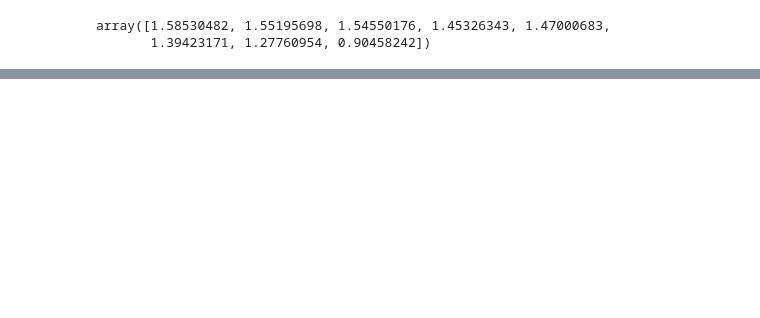
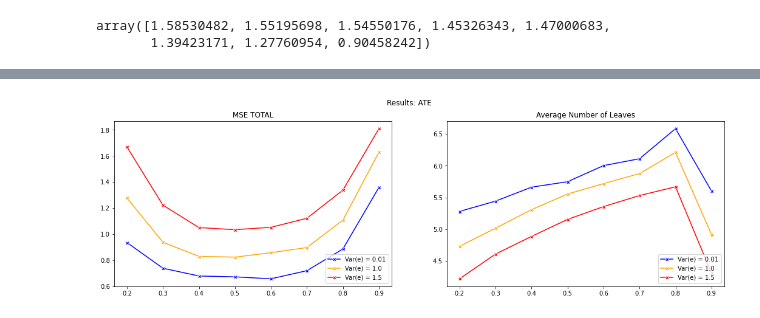
Before and after one commit to nominmar/codes1, a Jupyter notebook: CTL/present3.ipynb, the cells around one changed output, grey strips where cells are left out. Saved outputs shown, nothing was run; the diff lists cells and outputs as text; code cells hidden in the pictures; blank space fills up the shorter version.

```diff
--- a/CTL/present3.ipynb
+++ b/CTL/present3.ipynb
@@ -112,24 +145,22 @@ array([1.58530482, 1.55195698, 1.54550176, 1.45326343, 1.47000683,
 # %%
-fig, axes = plt.subplots(1,4, figsize=(18, 5))
-fig.suptitle('Results: MSE (ATE)')
+fig, axes = plt.subplots(1,2, figsize=(18, 5))
+fig.suptitle('Results: ATE')
 
 
 #sns.lineplot(ax=axes[0], x=test_sizes, y=df9['MSE1'],  marker='X', dashes = True, color = 'Orange')
-for i in range(4):
-    sns.lineplot(ax=axes[i], x=test_sizes, y=a1[i],  marker='X', dashes = True, color = 'Blue')
-    sns.lineplot(ax=axes[i], x=test_sizes, y=a1[i],  marker='X', dashes = True, color = 'Orange')
-
-#sns.lineplot(ax=axes[1], x=test_sizes, y=df9b['MSE1'],  marker='X', dashes = True, color = 'Orange')
-#sns.lineplot(ax=axes[1], x=test_sizes, y=df9b['MSE2'],  marker='X', dashes = True, color = 'Blue')
-axes[0].title.set_text('n = 1000, MC reps = 1000')
-axes[1].title.set_text('n = 2000, MC reps = 1000')
+for i in range(2):
+    sns.lineplot(ax=axes[i], x=test_sizes, y=a1[i+4],  marker='X', dashes = True, color = 'Blue')
+    sns.lineplot(ax=axes[i], x=test_sizes, y=a2[i+4],  marker='X', dashes = True, color = 'Orange')
+    sns.lineplot(ax=axes[i], x=test_sizes, y=a3[i+4],  marker='X', dashes = True, color = 'Red')
+    axes[i].legend(['Var(e) = 0.01', 'Var(e) = 1.0', 'Var(e) = 1.5'], loc='lower right')
+axes[0].title.set_text('MSE TOTAL')
+axes[1].title.set_text('Average Number of Leaves')
 
 
-axes[0].legend(['X1 > 0', 'X1 <0'], loc='lower right')
-axes[1].legend(['X1 > 0', 'X1 <0'], loc='lower right')
 
+#axes[0].set(xlabel='Estimation Sample Proportion', ylabel='MSE (ATE)')
+#axes[1].set(xlabel='Estimation Sample Proportion', ylabel='MSE (ATE)')
 
-axes[0].set(xlabel='Estimation Sample Proportion', ylabel='MSE (ATE)')
-axes[1].set(xlabel='Estimation Sample Proportion', ylabel='MSE (ATE)')
-
-fig.savefig("mseate.png")
+#fig.savefig("mseate.png")
+# %% [output]
+[figure, added]
```
Also changed, not shown: parts of 5 cells of this notebook.
